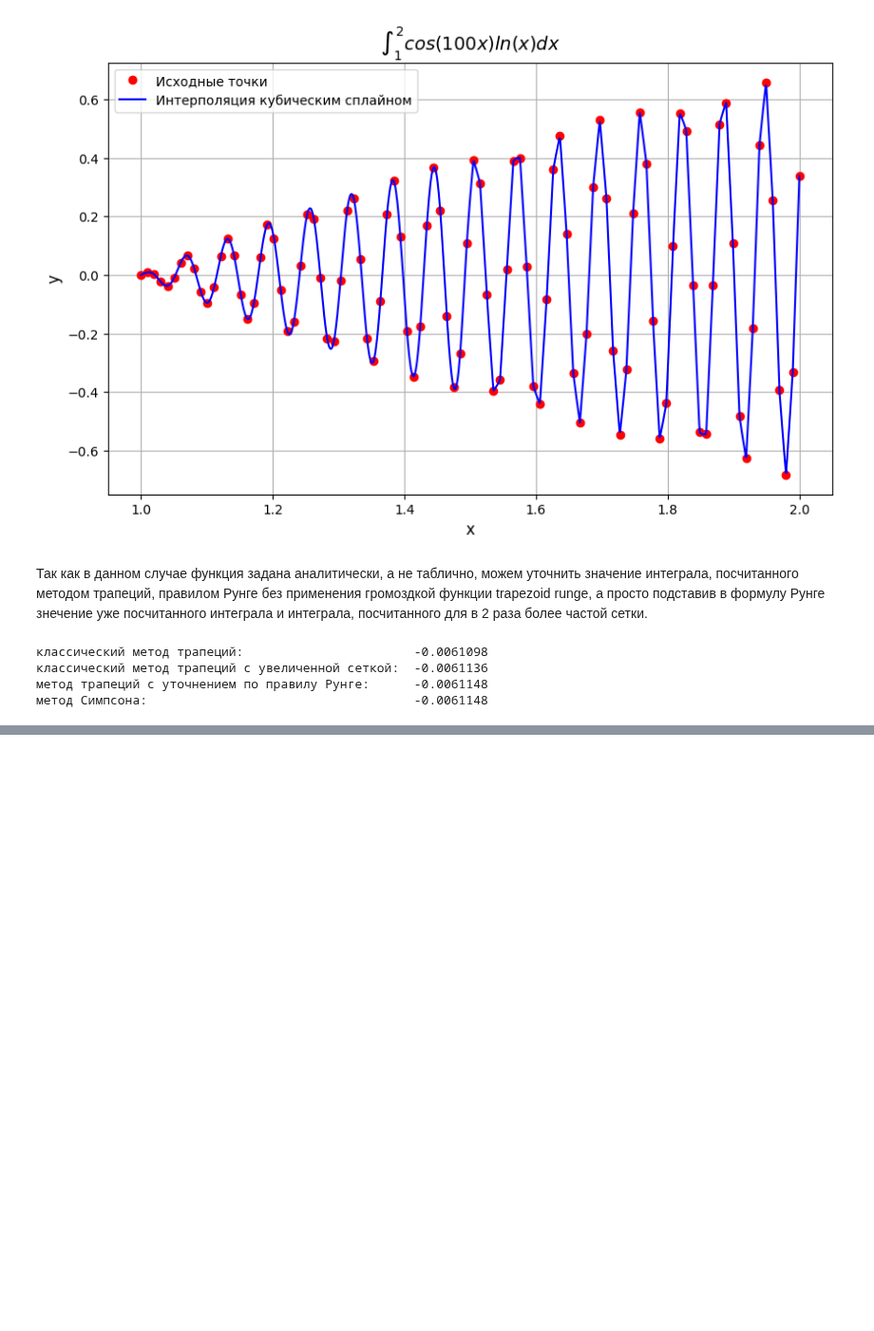
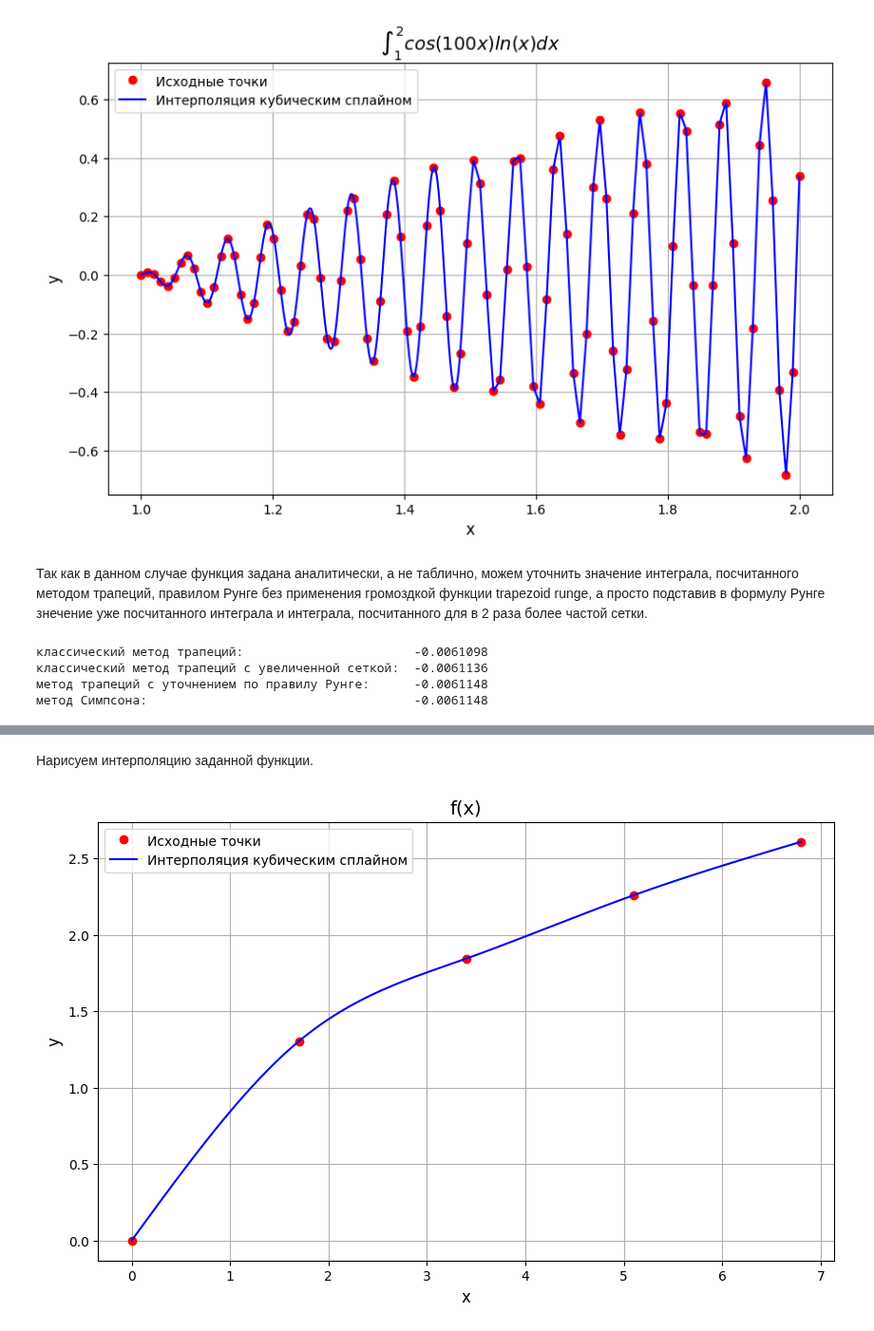
Before and after one commit to oncoming-lane/computational_mathematics, a Jupyter notebook: lab5/lab5.ipynb, the cells around one changed output, grey strips where cells are left out. Shown at 95% size. Drawn from its saved outputs; the diff is of its cells as text; code cells hidden in the pictures; blank space fills up the shorter version.

```diff
--- a/lab5/lab5.ipynb
+++ b/lab5/lab5.ipynb
@@ -119,7 +119,7 @@ def gauss(A, f):
 # %% [markdown]
 Используем сплайн-интерполяцию из лабы 4.
 # %%
-def cubic_spline(x, y):
+def cubic_spline_interpolation(x, y):
 
     n = len(x) - 1  # количество интервалов
     h = np.diff(x)  # длины интервалов
@@ -351,0 +358,32 @@ print(f"метод Симпсона:                                    {I_simps
+# %%
+# перепишем табличные значения функции
+x = np.array([0.0,     1.7,    3.4,    5.1,    6.8])
+y = np.array([0.0000,  1.3038, 1.8439, 2.2583, 2.6077])
+# %% [markdown]
+Нарисуем интерполяцию заданной функции.
+# %%
+plt.figure(figsize=(10, 6))
+
+#исходные данные - заданные для интерполяции точки
+plt.plot(x, y, '.', color='red')
+
+# Строим сплайн
+a, b, c, d = cubic_spline_interpolation(x, y)
+
+# Оцениваем значение сплайна
+x_dense = np.linspace(min(x), max(x), 10000)
+y_dense = [value_spline(x, a, b, c, d, xi) for xi in x_dense]
+
+plt.plot(x, y, 'o', label="Исходные точки", color = "red")
+plt.plot(x_dense, y_dense, label="Интерполяция кубическим сплайном", color = "blue")
+
+
+plt.title('f(x)', fontsize=14)
+plt.xlabel('x', fontsize=12)
+plt.ylabel('y', fontsize=12)
+
+plt.legend()
+plt.grid(True)
+plt.show()
+# %% [output]
+[figure, added]
```
Also changed, not shown: parts of 20 cells of this notebook, 7 other files.
